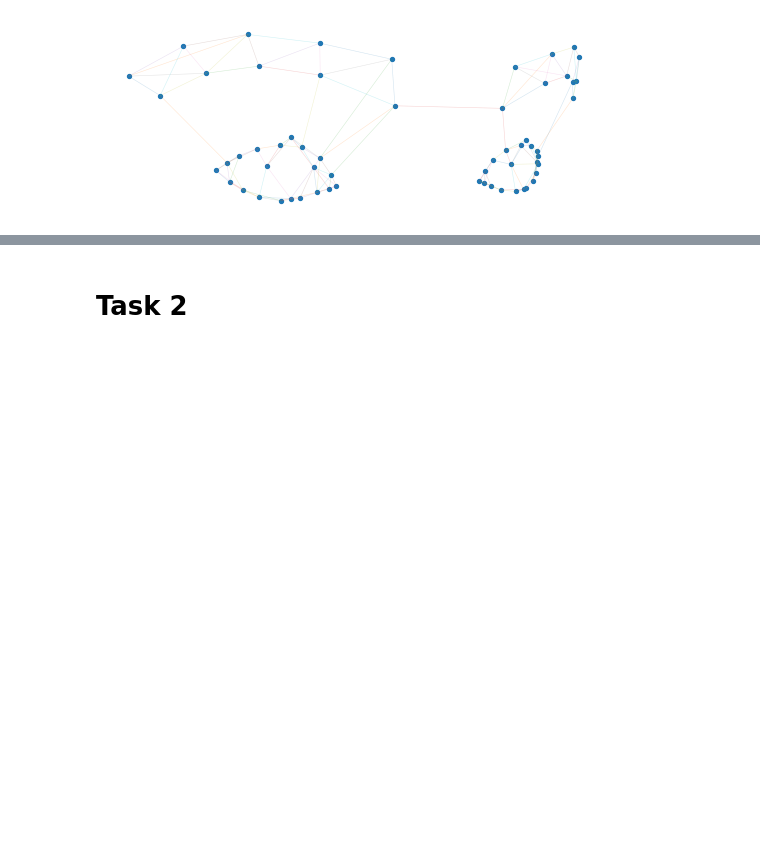
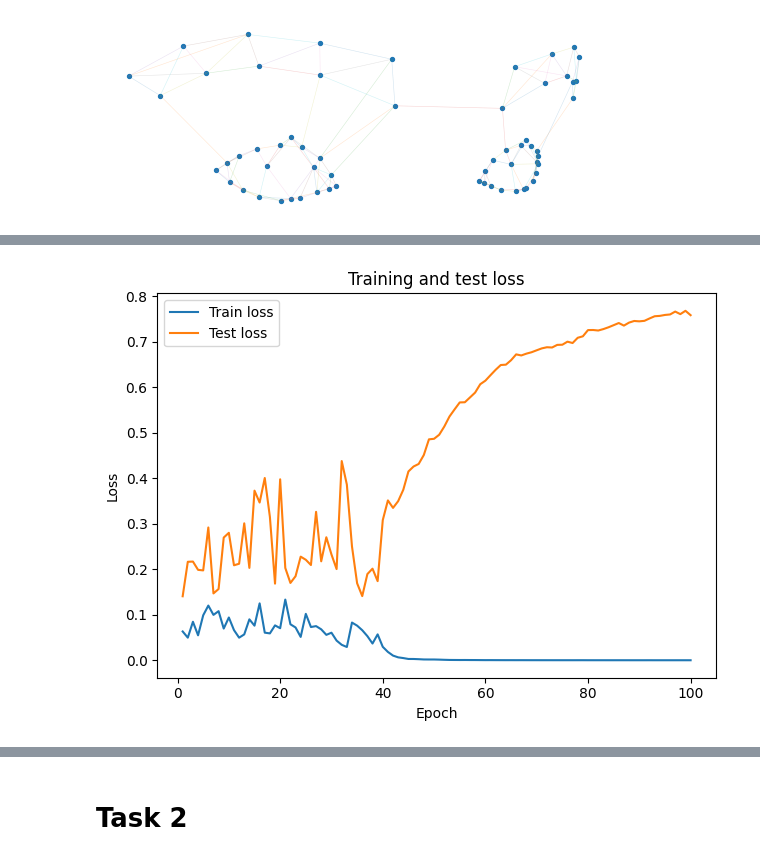
Before and after one commit to mehslambo/deepl-assignment, a Jupyter notebook: assignment2_skeleton.ipynb, the cells around one changed output, grey strips where cells are left out. Cells and saved outputs as stored; diff of their text form; code cells hidden in the pictures; blank space fills up the shorter version.

```diff
--- a/assignment2_skeleton.ipynb
+++ b/assignment2_skeleton.ipynb
@@ -279,11 +269,22 @@ def test(loader):
 # %%
-train_accs = []
-val_accs = []
+train_losses = []
+test_losses  = []
 epochs = 100
-for epoch in range(1, epochs):  # train for 100 epochs
-    train()  # do one training step over the entire dataset
-    with torch.no_grad():
-        train_acc, _, _ = test(train_loader)
-        val_acc, _, _ = test(test_loader)
-    print(f'Train Acc: {train_acc:.4f}  Test Acc: {val_acc:.4f}')
+
+for epoch in range(0, epochs):
+    train_loss = train()
+    test_loss, _, _ = test(test_loader)
+    train_losses.append(train_loss)
+    test_losses.append(test_loss)
+    print(f'Epoch: {epoch:03d}  Train Loss: {train_loss:.4f}  Test Loss: {test_loss:.4f}')
+
+plt.figure()
+plt.plot(range(1, epochs + 1), train_losses, label='Train loss')
+plt.plot(range(1, epochs + 1), test_losses,  label='Test loss')
+plt.xlabel('Epoch')
+plt.ylabel('Loss')
+plt.title('Training and test loss')
+plt.legend()
+plt.tight_layout()
+plt.show()
 # %% [output]
@@ -307,3 +308,4 @@ Train Acc: 0.9500  Test Acc: 0.9300
+[figure, added]
 # %%
 _, preds, labels = test(test_loader)
 
```
Also changed, not shown: parts of 3 cells of this notebook.
